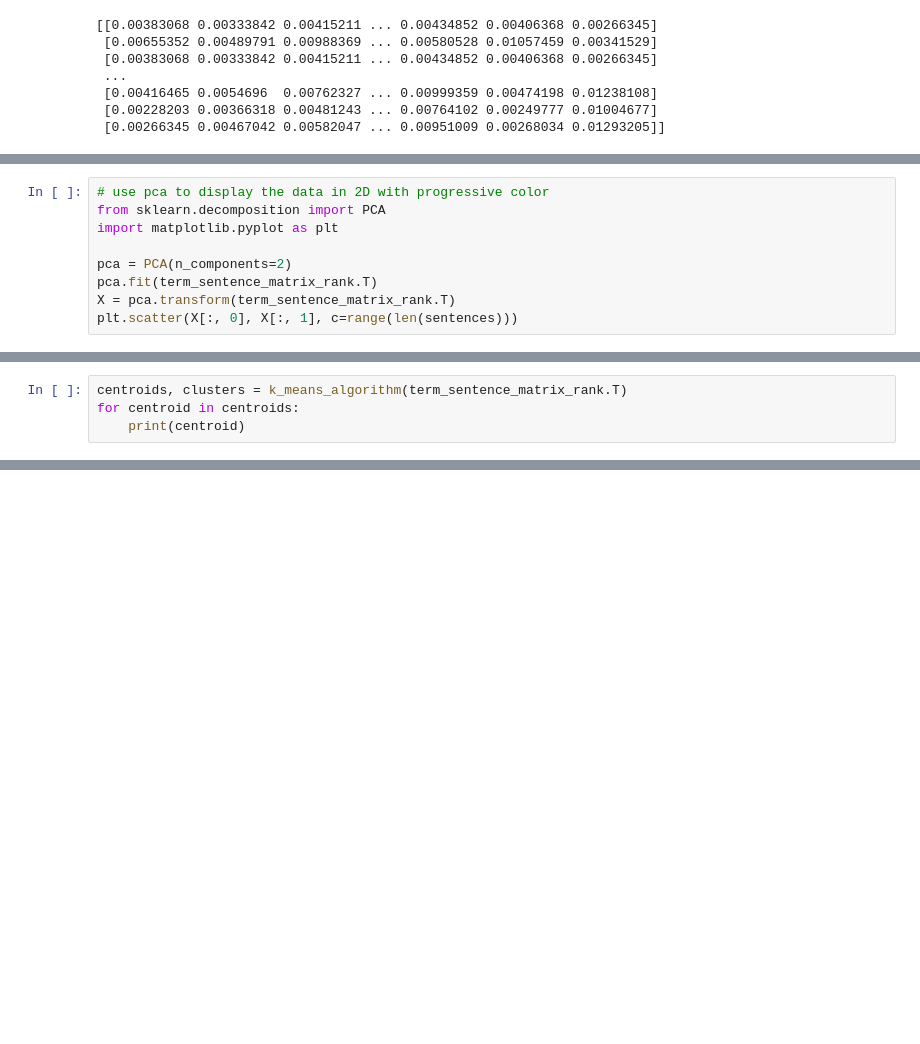
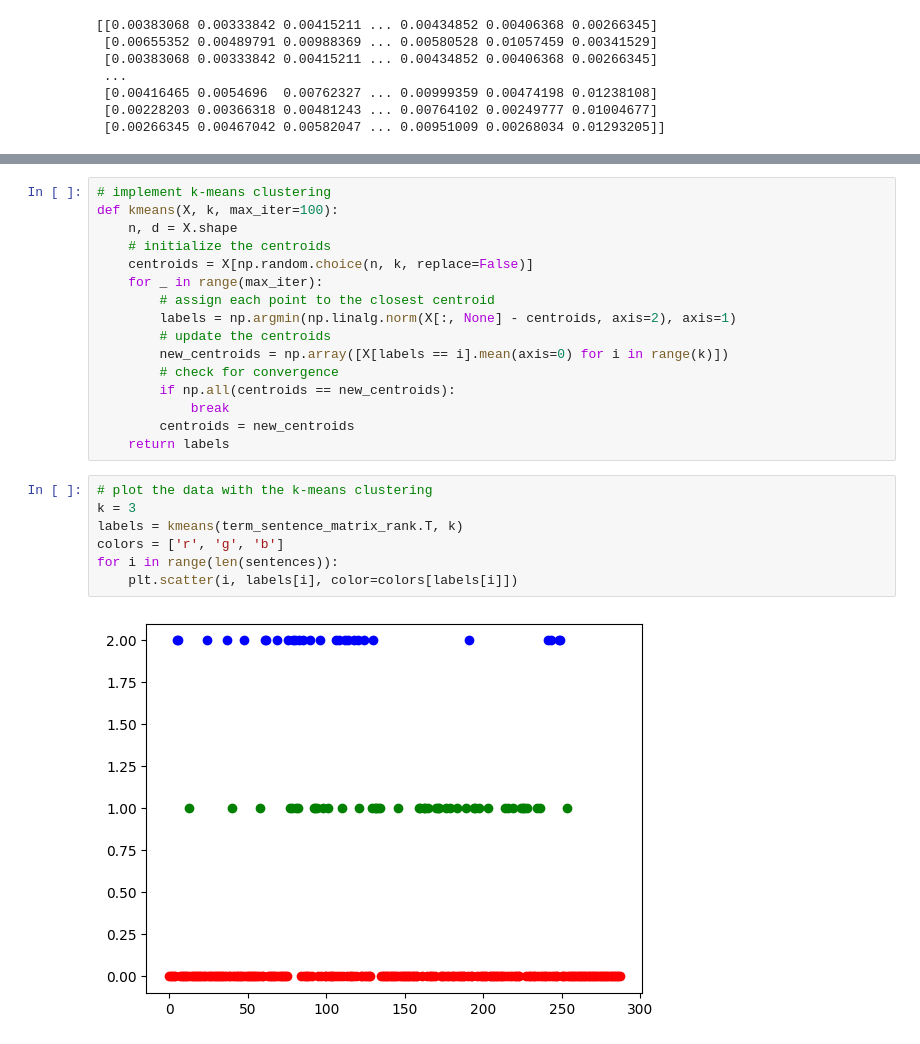
Before and after one commit to Bela4321/matrixmethods_dataanalysis, a Jupyter notebook: Kriterias/preprocesing.ipynb, the cells around one changed output, grey strips where cells are left out. Cells and saved outputs as stored; diff of their text form; blank space fills up the shorter version.

```diff
--- a/Kriterias/preprocesing.ipynb
+++ b/Kriterias/preprocesing.ipynb
@@ -200,12 +201,3 @@ for i in range(len(sentences)-1):
     plt.plot([i, i+1], [np.linalg.norm(term_sentence_matrix_rank[:, i] - term_sentence_matrix_rank[:, i+1]), 0], "b")
 # %% [output]
 [figure]
-# %%
-# use pca to display the data in 2D with progressive color
-from sklearn.decomposition import PCA
-import matplotlib.pyplot as plt
-
-pca = PCA(n_components=2)
-pca.fit(term_sentence_matrix_rank.T)
-X = pca.transform(term_sentence_matrix_rank.T)
-plt.scatter(X[:, 0], X[:, 1], c=range(len(sentences)))
@@ -254,4 +203,0 @@ def k_means_algorithm(data):
-# %%
-centroids, clusters = k_means_algorithm(term_sentence_matrix_rank.T)
-for centroid in centroids:
-    print(centroid)
@@ -278,0 +204,25 @@ quality:  246.34712087978983
+# %%
+# implement k-means clustering
+def kmeans(X, k, max_iter=100):
+    n, d = X.shape
+    # initialize the centroids
+    centroids = X[np.random.choice(n, k, replace=False)]
+    for _ in range(max_iter):
+        # assign each point to the closest centroid
+        labels = np.argmin(np.linalg.norm(X[:, None] - centroids, axis=2), axis=1)
+        # update the centroids
+        new_centroids = np.array([X[labels == i].mean(axis=0) for i in range(k)])
+        # check for convergence
+        if np.all(centroids == new_centroids):
+            break
+        centroids = new_centroids
+    return labels
+# %%
+# plot the data with the k-means clustering
+k = 3
+labels = kmeans(term_sentence_matrix_rank.T, k)
+colors = ['r', 'g', 'b']
+for i in range(len(sentences)):
+    plt.scatter(i, labels[i], color=colors[labels[i]])
+# %% [output]
+[figure, added]
```
Also changed, not shown: parts of 5 cells of this notebook.
